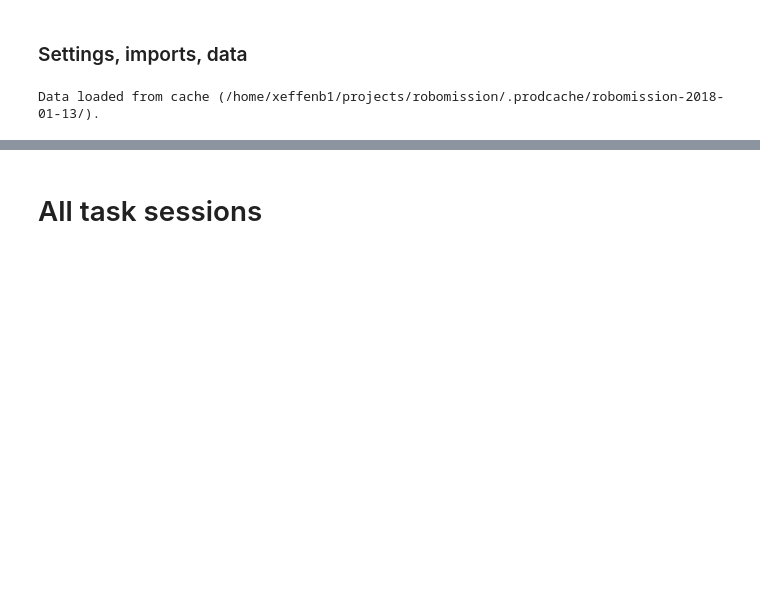
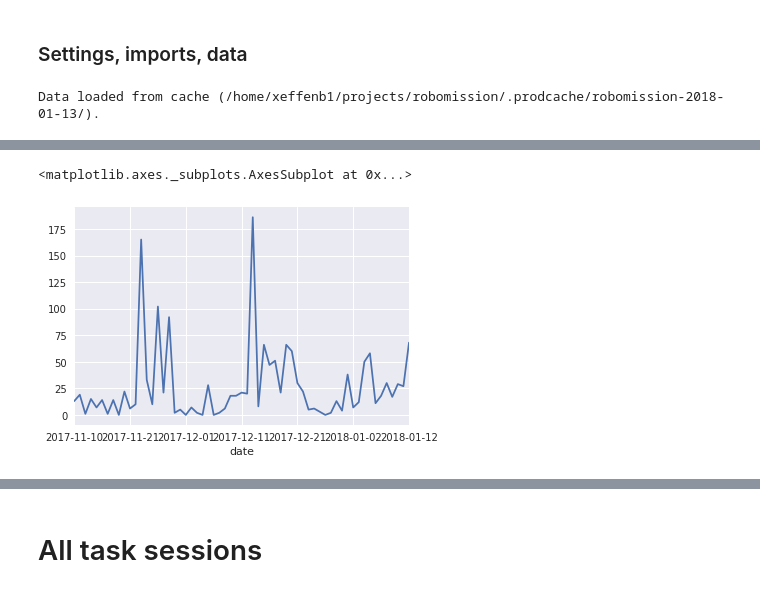
Before and after one commit to adaptive-learning/robomission, a Jupyter notebook: backend/monitoring/notebooks/monitoring_template.ipynb, the cells around one changed output, grey strips where cells are left out. Saved outputs shown, nothing was run; the diff lists cells and outputs as text; code cells hidden in the pictures; blank space fills up the shorter version.

```diff
--- a/backend/monitoring/notebooks/monitoring_template.ipynb
+++ b/backend/monitoring/notebooks/monitoring_template.ipynb
@@ -21,0 +48,5 @@ Data loaded from cache (/home/xeffenb1/projects/robomission/.prodcache/robomissi
+# %%
+metrics.solved_count.plot()
+# %% [output]
+<matplotlib.axes._subplots.AxesSubplot at 0x...>
+[figure, added]
```
Also changed, not shown: parts of 19 cells of this notebook, 2 other files.
